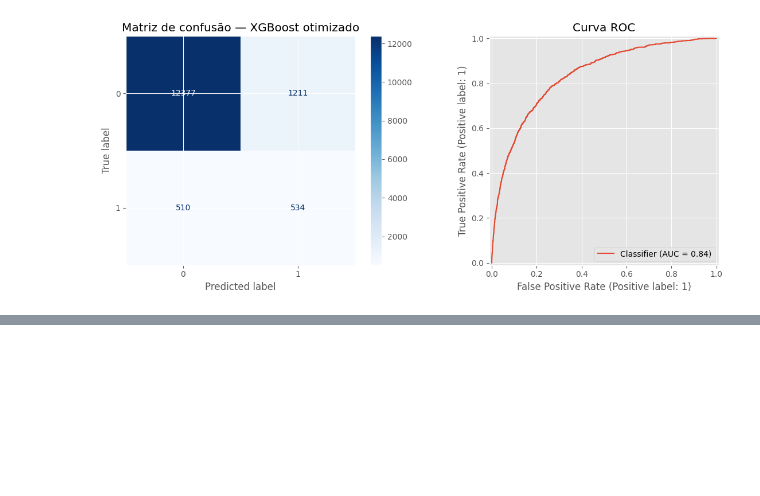
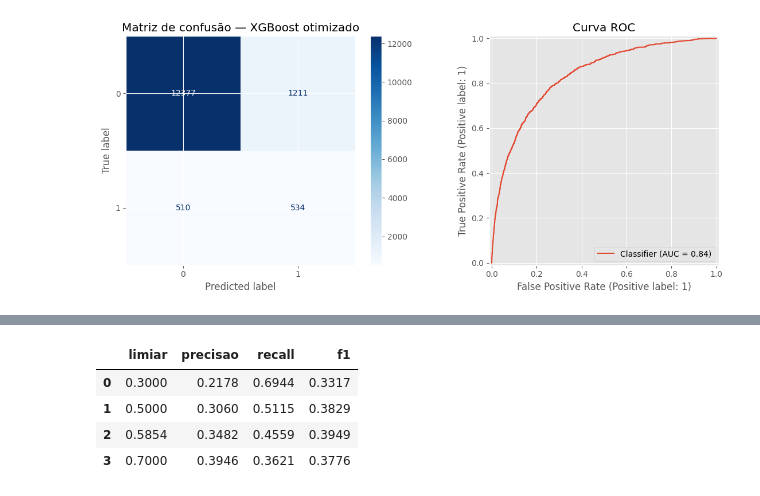
Before and after one commit to ejunior029/fatal-accident-prediction-br, a Jupyter notebook: notebooks/04_Otimizacao_Optuna.ipynb, the cells around one changed output, grey strips where cells are left out. Drawn from its saved outputs; the diff is of its cells as text; code cells hidden in the pictures; blank space fills up the shorter version.

```diff
--- a/notebooks/04_Otimizacao_Optuna.ipynb
+++ b/notebooks/04_Otimizacao_Optuna.ipynb
@@ -125,0 +156,20 @@ plt.show()
+# %%
+from sklearn.metrics import precision_score, recall_score
+
+candidatos = sorted({0.3, 0.5, round(float(melhor_limiar), 4), 0.7})
+comparacao_limiares = pd.DataFrame([
+    {
+        'limiar': limiar,
+        'precisao': precision_score(y_test, (proba >= limiar).astype(int)),
+        'recall': recall_score(y_test, (proba >= limiar).astype(int)),
+        'f1': f1_score(y_test, (proba >= limiar).astype(int)),
+    }
+    for limiar in candidatos
+]).round(4)
+comparacao_limiares
+# %% [output]
+|  | limiar | precisao | recall | f1 |
+| 0 | 0.3000 | 0.2178 | 0.6944 | 0.3317 |
+| 1 | 0.5000 | 0.3060 | 0.5115 | 0.3829 |
+| 2 | 0.5854 | 0.3482 | 0.4559 | 0.3949 |
+| 3 | 0.7000 | 0.3946 | 0.3621 | 0.3776 |
```
Also changed, not shown: parts of 8 cells of this notebook, 6 other files.
